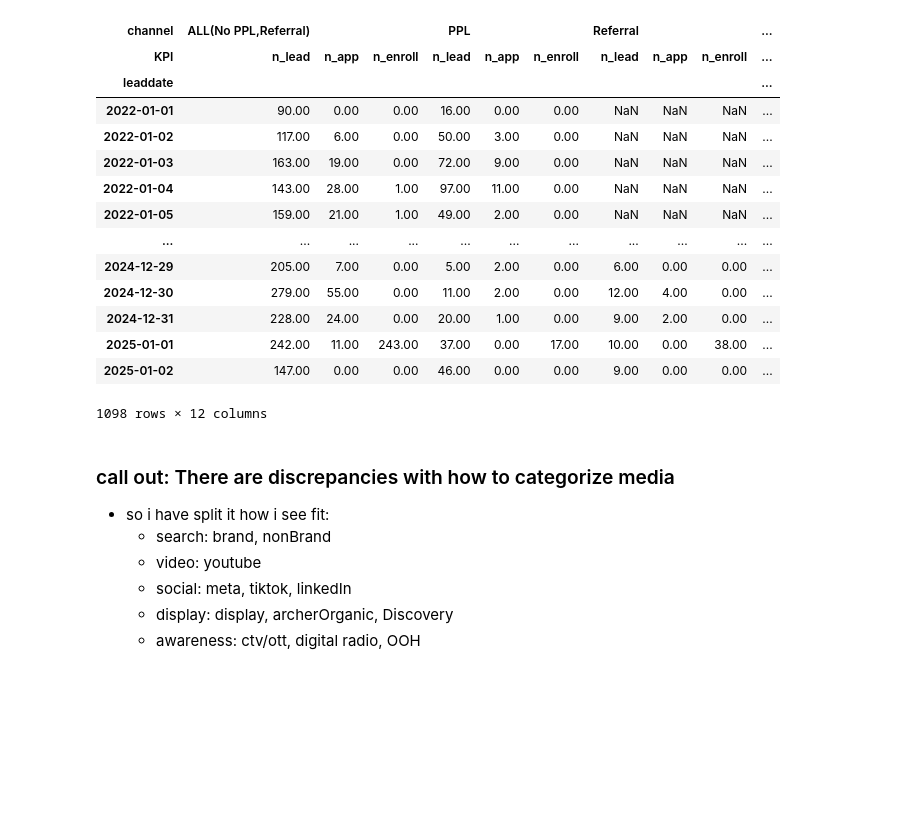
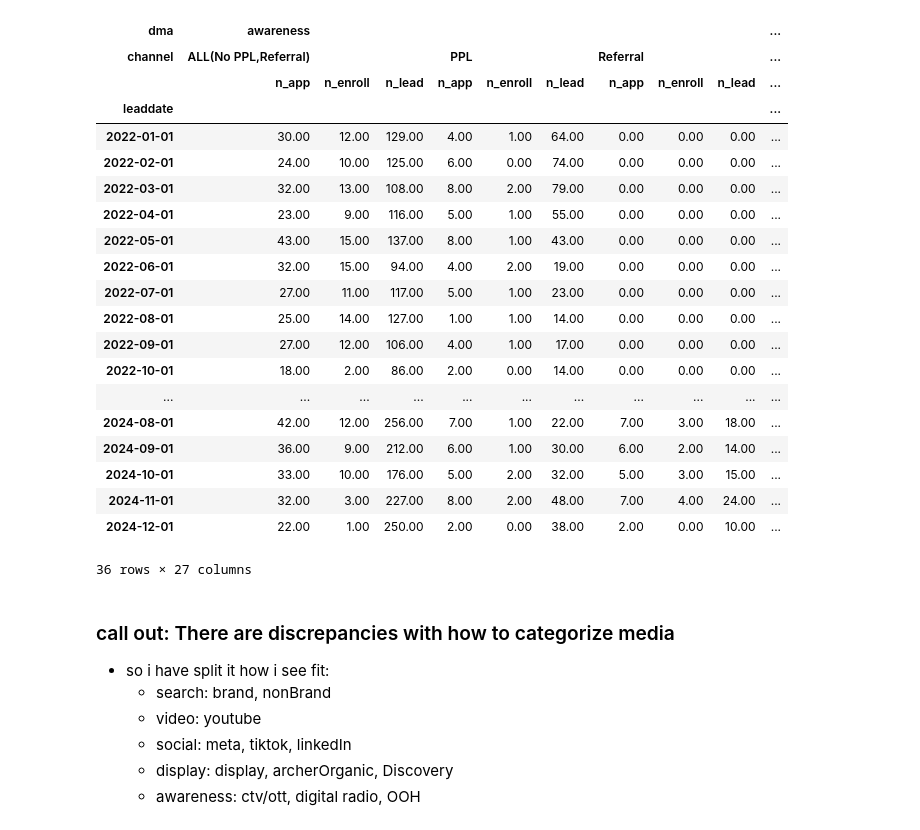
Before and after one commit to LevelInteractive/csu-mmm, a Jupyter notebook: code/CSU_EDA_v0.1_WOLF.ipynb, the cells around one changed output. Drawn from its saved outputs; the diff is of its cells as text; code cells hidden in the pictures; blank space fills up the shorter version.

```diff
--- a/code/CSU_EDA_v0.1_WOLF.ipynb
+++ b/code/CSU_EDA_v0.1_WOLF.ipynb
@@ -74,21 +76,27 @@ df_inperiod_monthly = df_inperiod.resample('MS').sum()
 # %%
-df_inperiod
+df_cohort_monthly
 # %% [output]
+| dma | awareness |  |  |  |  |  |  |  |  | ... |
 | channel | ALL(No PPL,Referral) |  |  | PPL |  |  | Referral |  |  | ... |
-| KPI | n_lead | n_app | n_enroll | n_lead | n_app | n_enroll | n_lead | n_app | n_enroll | ... |
+|  | n_app | n_enroll | n_lead | n_app | n_enroll | n_lead | n_app | n_enroll | n_lead | ... |
 | leaddate |  |  |  |  |  |  |  |  |  | ... |
-| 2022-01-01 | 90.00 | 0.00 | 0.00 | 16.00 | 0.00 | 0.00 | NaN | NaN | NaN | ... |
-| 2022-01-02 | 117.00 | 6.00 | 0.00 | 50.00 | 3.00 | 0.00 | NaN | NaN | NaN | ... |
-| 2022-01-03 | 163.00 | 19.00 | 0.00 | 72.00 | 9.00 | 0.00 | NaN | NaN | NaN | ... |
-| 2022-01-04 | 143.00 | 28.00 | 1.00 | 97.00 | 11.00 | 0.00 | NaN | NaN | NaN | ... |
-| 2022-01-05 | 159.00 | 21.00 | 1.00 | 49.00 | 2.00 | 0.00 | NaN | NaN | NaN | ... |
+| 2022-01-01 | 30.00 | 12.00 | 129.00 | 4.00 | 1.00 | 64.00 | 0.00 | 0.00 | 0.00 | ... |
+| 2022-02-01 | 24.00 | 10.00 | 125.00 | 6.00 | 0.00 | 74.00 | 0.00 | 0.00 | 0.00 | ... |
+| 2022-03-01 | 32.00 | 13.00 | 108.00 | 8.00 | 2.00 | 79.00 | 0.00 | 0.00 | 0.00 | ... |
+| 2022-04-01 | 23.00 | 9.00 | 116.00 | 5.00 | 1.00 | 55.00 | 0.00 | 0.00 | 0.00 | ... |
+| 2022-05-01 | 43.00 | 15.00 | 137.00 | 8.00 | 1.00 | 43.00 | 0.00 | 0.00 | 0.00 | ... |
+| 2022-06-01 | 32.00 | 15.00 | 94.00 | 4.00 | 2.00 | 19.00 | 0.00 | 0.00 | 0.00 | ... |
+| 2022-07-01 | 27.00 | 11.00 | 117.00 | 5.00 | 1.00 | 23.00 | 0.00 | 0.00 | 0.00 | ... |
+| 2022-08-01 | 25.00 | 14.00 | 127.00 | 1.00 | 1.00 | 14.00 | 0.00 | 0.00 | 0.00 | ... |
+| 2022-09-01 | 27.00 | 12.00 | 106.00 | 4.00 | 1.00 | 17.00 | 0.00 | 0.00 | 0.00 | ... |
+| 2022-10-01 | 18.00 | 2.00 | 86.00 | 2.00 | 0.00 | 14.00 | 0.00 | 0.00 | 0.00 | ... |
 | ... | ... | ... | ... | ... | ... | ... | ... | ... | ... | ... |
-| 2024-12-29 | 205.00 | 7.00 | 0.00 | 5.00 | 2.00 | 0.00 | 6.00 | 0.00 | 0.00 | ... |
-| 2024-12-30 | 279.00 | 55.00 | 0.00 | 11.00 | 2.00 | 0.00 | 12.00 | 4.00 | 0.00 | ... |
-| 2024-12-31 | 228.00 | 24.00 | 0.00 | 20.00 | 1.00 | 0.00 | 9.00 | 2.00 | 0.00 | ... |
-| 2025-01-01 | 242.00 | 11.00 | 243.00 | 37.00 | 0.00 | 17.00 | 10.00 | 0.00 | 38.00 | ... |
-| 2025-01-02 | 147.00 | 0.00 | 0.00 | 46.00 | 0.00 | 0.00 | 9.00 | 0.00 | 0.00 | ... |
+| 2024-08-01 | 42.00 | 12.00 | 256.00 | 7.00 | 1.00 | 22.00 | 7.00 | 3.00 | 18.00 | ... |
+| 2024-09-01 | 36.00 | 9.00 | 212.00 | 6.00 | 1.00 | 30.00 | 6.00 | 2.00 | 14.00 | ... |
+| 2024-10-01 | 33.00 | 10.00 | 176.00 | 5.00 | 2.00 | 32.00 | 5.00 | 3.00 | 15.00 | ... |
+| 2024-11-01 | 32.00 | 3.00 | 227.00 | 8.00 | 2.00 | 48.00 | 7.00 | 4.00 | 24.00 | ... |
+| 2024-12-01 | 22.00 | 1.00 | 250.00 | 2.00 | 0.00 | 38.00 | 2.00 | 0.00 | 10.00 | ... |
-1098 rows × 12 columns
+36 rows × 27 columns
 # %% [markdown]
 ### call out: There are discrepancies with how to categorize media
 - so i have split it how i see fit:
```
Also changed, not shown: parts of 10 cells of this notebook.
